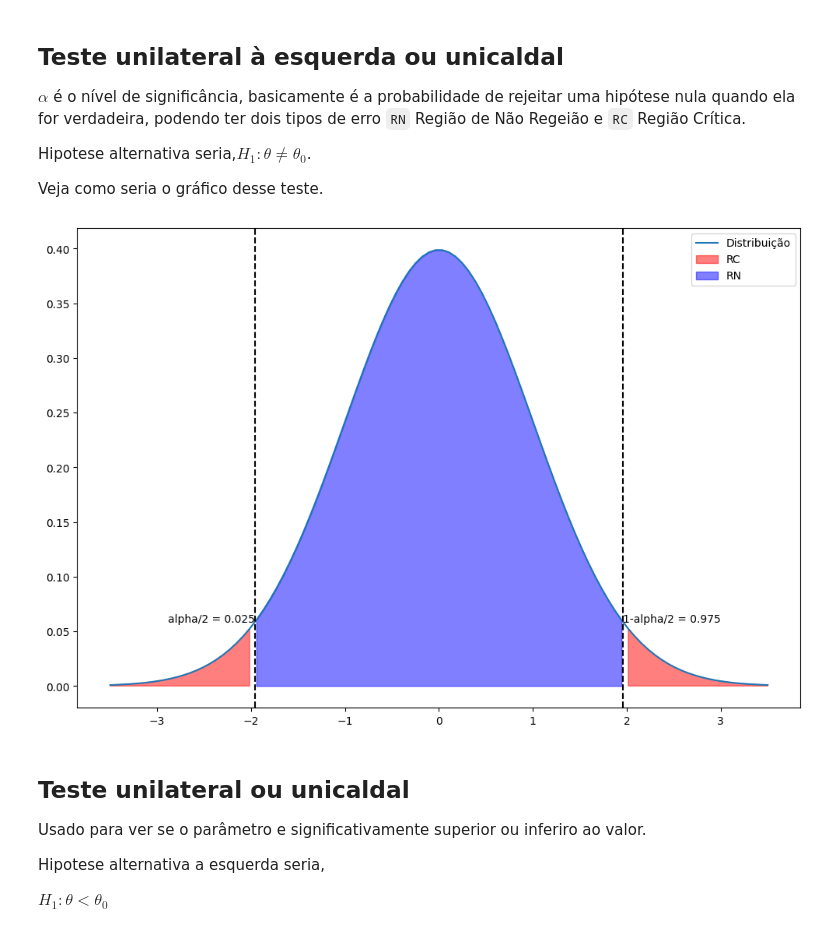
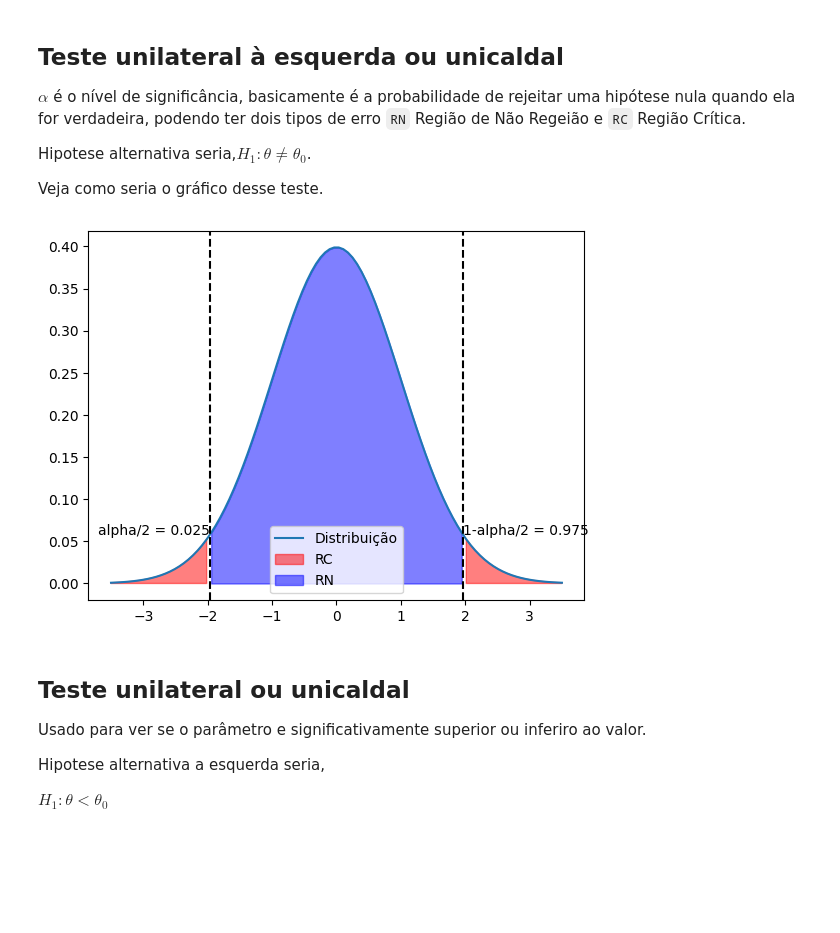
Before and after one commit to jvataidee/ManualdeAnalisedeDadosPython, a Jupyter notebook: cap7_teste_hipotese.ipynb, the cells around one changed output. Saved outputs shown, nothing was run; the diff lists cells and outputs as text; code cells hidden in the pictures; blank space fills up the shorter version.

```diff
--- a/cap7_teste_hipotese.ipynb
+++ b/cap7_teste_hipotese.ipynb
@@ -47,37 +47,38 @@ Veja como seria o gráfico desse teste.
 # Parâmetros
 mu = 0
 variance = 1
 sigma = np.sqrt(variance)
 x = np.linspace(mu - 3.5*sigma, mu + 3.5*sigma, 100)
 alpha = 0.05
 
 # Cria a distribuição normal
-plt.figure(figsize=(12,8))
 plt.plot(x, norm.pdf(x, mu, sigma))
 
 # Adiciona as regiões de rejeição
 low = norm.ppf(alpha/2)
 high = norm.ppf(1 - alpha/2)
-plt.fill_between(x, norm.pdf(x, mu, sigma), where=(x<low) | (x>high), color='red', alpha=0.5)
+plt.fill_between(x, norm.pdf(x, mu, sigma),
+                 where=(x<low) | (x>high), color='red', alpha=0.5)
 
 # Adiciona a região de não rejeição
-plt.fill_between(x, norm.pdf(x, mu, sigma), where=(x>low) & (x<high), color='blue', alpha=0.5)
+plt.fill_between(x, norm.pdf(x, mu, sigma),
+                 where=(x>low) & (x<high), color='blue', alpha=0.5)
 
 # Adiciona as linhas verticais para alpha/2 e 1-alpha/2
 plt.axvline(low, color='black', linestyle='--')
 plt.axvline(high, color='black', linestyle='--')
 
 # Adiciona as anotações
 plt.text(low, norm.pdf(low, mu, sigma), f'alpha/2 = {alpha/2}', ha='right')
 plt.text(high, norm.pdf(high, mu, sigma), f'1-alpha/2 = {1-alpha/2}', ha='left')
 
 # Adiciona as legendas
 plt.legend([ "Distribuição",'RC', 'RN'])
 
 # Mostra o gráfico
 plt.show();
 # %% [output]
-[figure, old version]
+[figure, new version]
 # %% [markdown]
 ## **Teste unilateral ou unicaldal**
 
```
